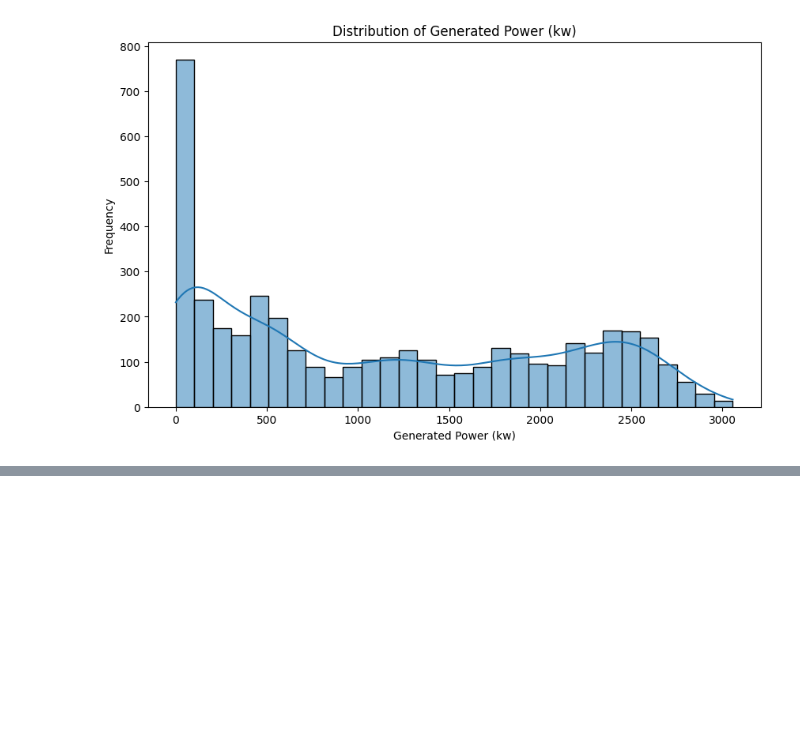
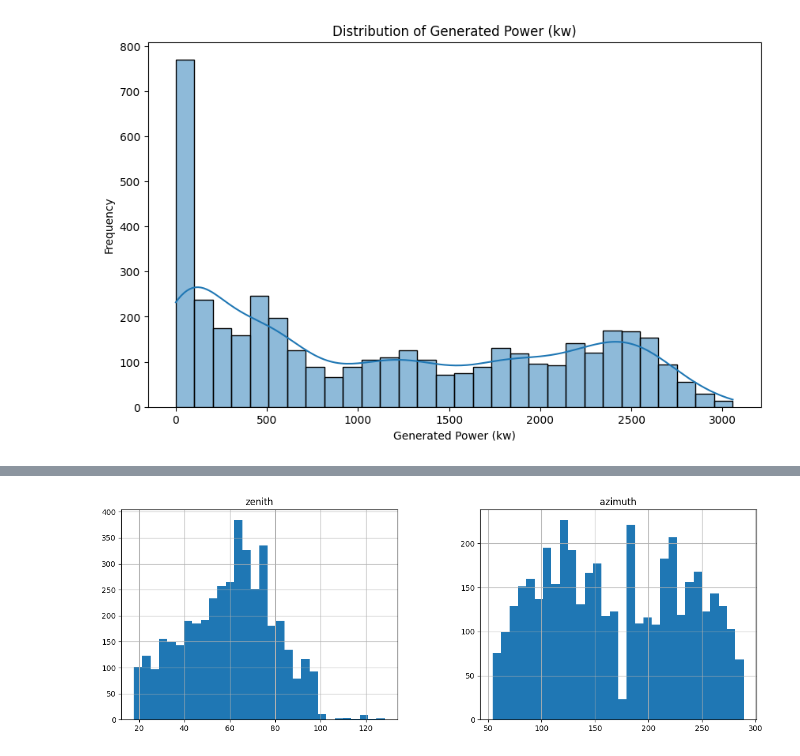
Before and after one commit to Animesh-Jaiswal/Week-1, a Jupyter notebook: SolarPowerPridiction.ipynb, the cells around one changed output, grey strips where cells are left out. Cells and saved outputs as stored; diff of their text form; code cells hidden in the pictures; blank space fills up the shorter version.

```diff
--- a/SolarPowerPridiction.ipynb
+++ b/SolarPowerPridiction.ipynb
@@ -167,0 +174,5 @@ plt.show()
+# %%
+df[df.columns[18:20]].hist(bins=30, figsize=(15, 5))
+plt.show()
+# %% [output]
+[figure, added]
```
Also changed, not shown: parts of 10 cells of this notebook.
